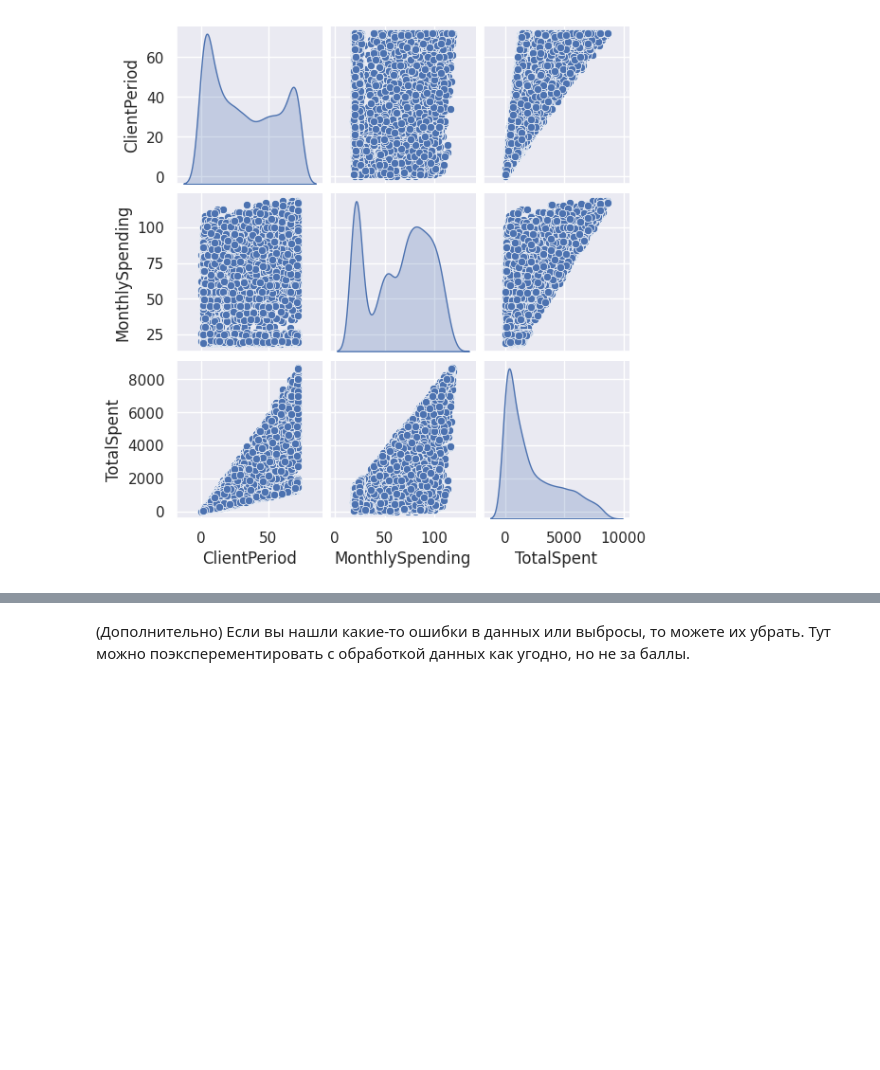
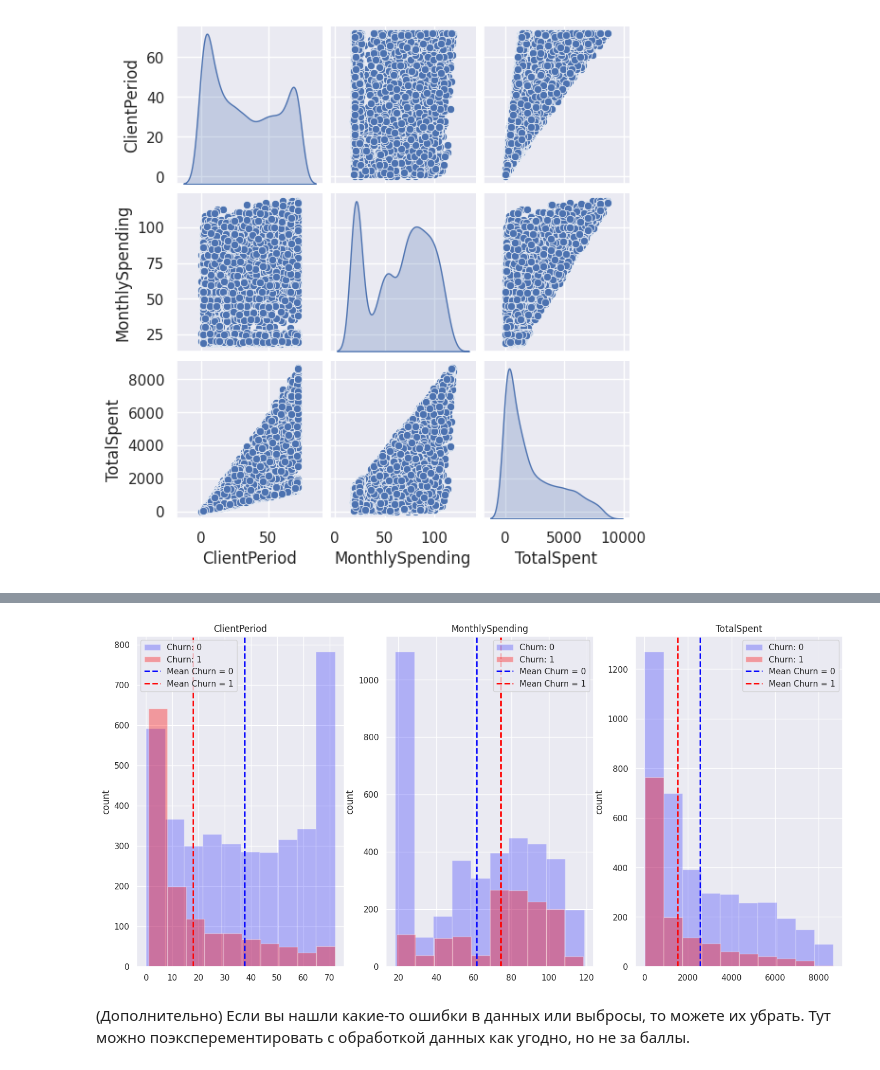
Before and after one commit to Prototype721/MFTI_course, a Jupyter notebook: week_03_composition_model_selection/Homework/hw_3_kaggle.ipynb, the cells around one changed output, grey strips where cells are left out. Cells and saved outputs as stored; diff of their text form; code cells hidden in the pictures; blank space fills up the shorter version.

```diff
--- a/week_03_composition_model_selection/Homework/hw_3_kaggle.ipynb
+++ b/week_03_composition_model_selection/Homework/hw_3_kaggle.ipynb
@@ -256,3 +274,29 @@ plt.show()
+# %%
+# "Churn" соотношение с num_cols
+
+fig, axes = plt.subplots(1, 3, figsize=(17, 8))
+axes = axes.flatten()
+
+for ind, num_col in enumerate(num_cols):
+  work_data = data.loc[:, [num_col, "Churn"]]
+  work_data_0 = work_data[work_data["Churn"] == 0][num_col]
+  work_data_1 = work_data[work_data["Churn"] == 1][num_col]
+  axes[ind].hist(work_data_0, alpha=0.25, color="blue", label="Churn: 0")
+  axes[ind].hist(work_data_1, alpha=0.35, color="red", label="Churn: 1")
+
+  mean_0 = np.mean(work_data_0)
+  mean_1 = np.mean(work_data_1)
+
+  axes[ind].axvline(mean_0, color='blue', linestyle='dashed', linewidth=2, label='Mean Churn = 0')
+  axes[ind].axvline(mean_1, color='red', linestyle='dashed', linewidth=2, label='Mean Churn = 1')
+
+  axes[ind].set_title(num_col)
+  axes[ind].set_ylabel("count")
+  axes[ind].legend()
+
+plt.show()
+# %% [output]
+[figure, added]
 # %% [markdown]
 (Дополнительно) Если вы нашли какие-то ошибки в данных или выбросы, то можете их убрать. Тут можно поэксперементировать с обработкой данных как угодно, но не за баллы.
 # %%
```
Also changed, not shown: parts of 3 cells of this notebook.
